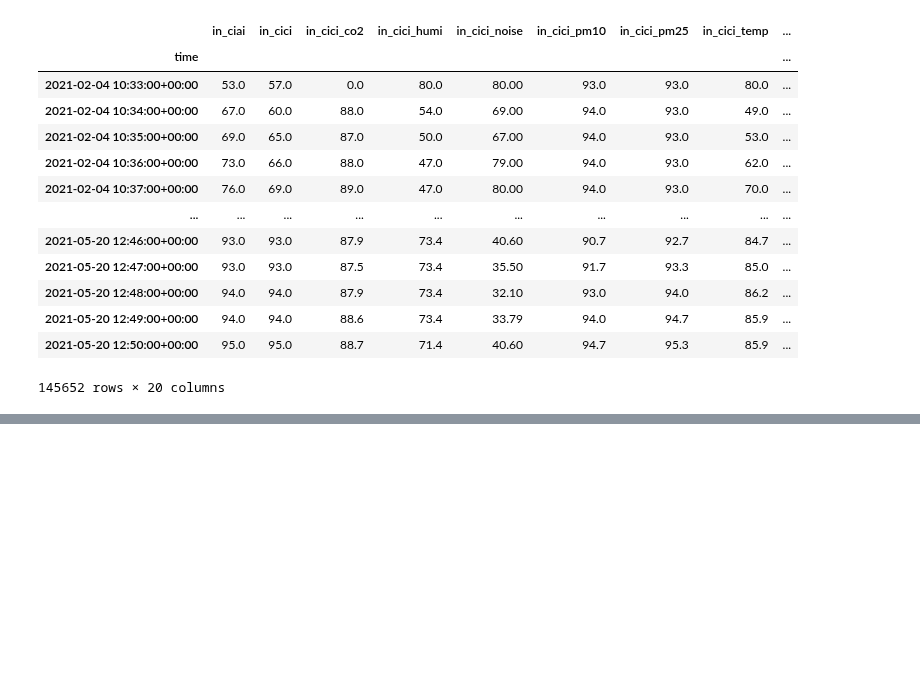
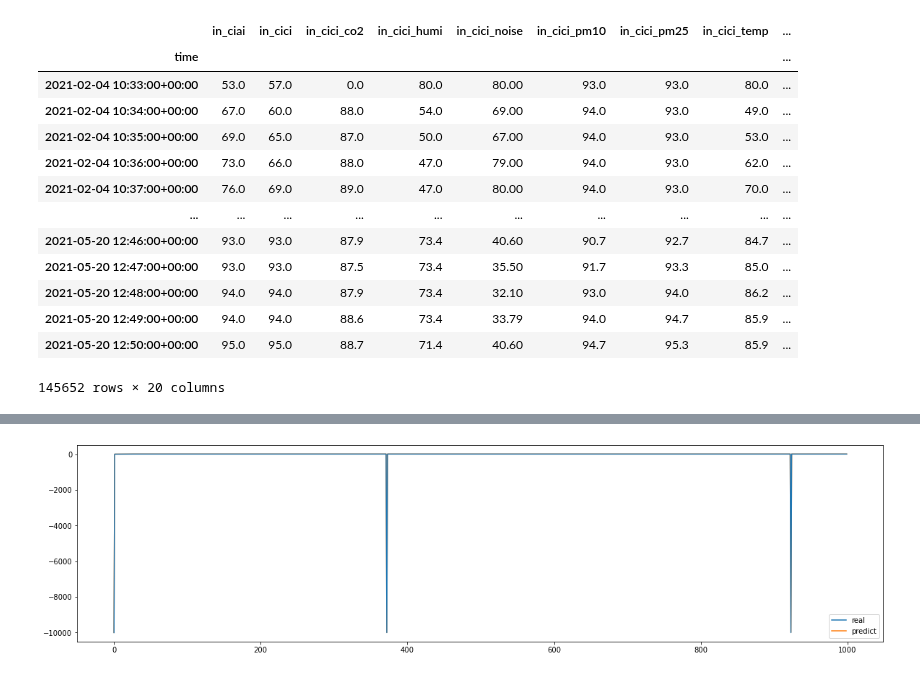
Before and after one commit to ClustProject/KETIPrePartialDataPreprocessing, a Jupyter notebook: makeNaNImputationTest _ST copy.ipynb, the cells around one changed output, grey strips where cells are left out. Cells and saved outputs as stored; diff of their text form; code cells hidden in the pictures; blank space fills up the shorter version.

```diff
--- a/makeNaNImputationTest copy.ipynb
+++ b/makeNaNImputationTest _ST copy.ipynb
@@ -149,0 +116,2 @@ Name: in_temp, Length: 145652, dtype: float64
+# %%
+dataset = input_test_data.reset_index()[:1000]
@@ -149,0 +134,18 @@ Name: in_temp, Length: 145652, dtype: float64
+# %%
+
+
+from data_imputation.brits import BRITSimputation
+model = BRITSimputation(df= dataset, column = 'in_temp', use_gpu=False)
+epoch = 20
+#epoch만큼 학습을 진행
+model.imputation(100)
+#결과를 plot
+model.plot()
+#결과 dataframe
+result_df = model.df
+#결과값의 numpy array
+result_numpy = model.result
+#결과를 csv로 저장
+result_df.to_csv("result.csv")
+# %% [output]
+[figure, added]
```
Also changed, not shown: parts of 3 cells of this notebook, 6 other files.
